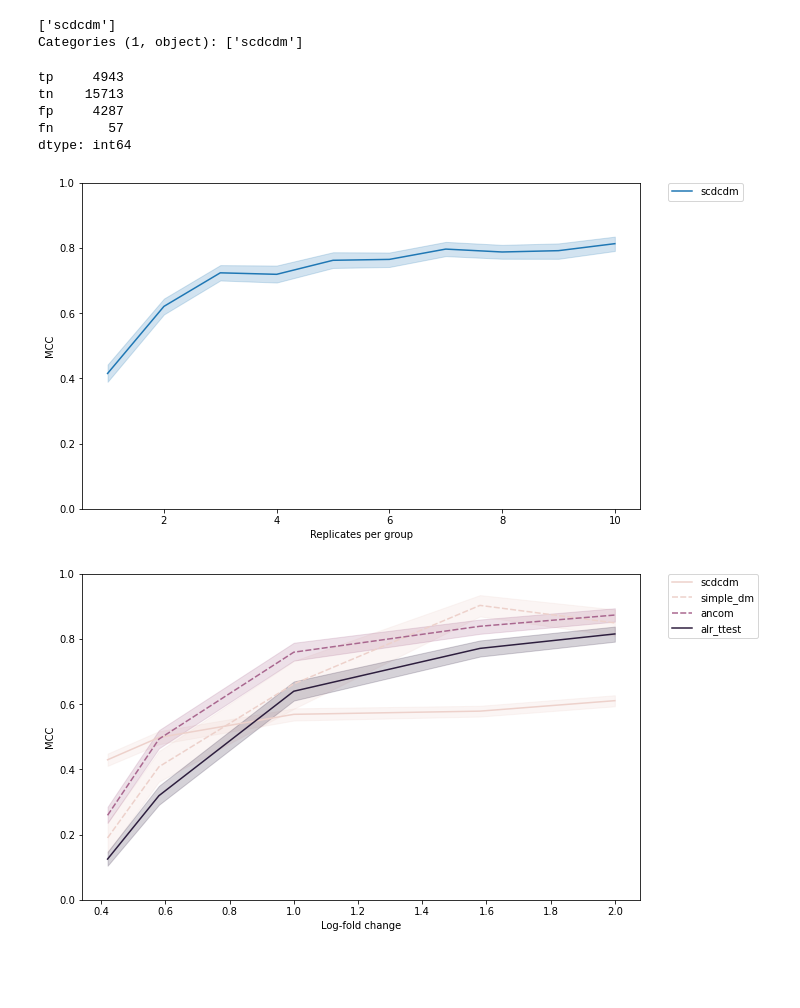
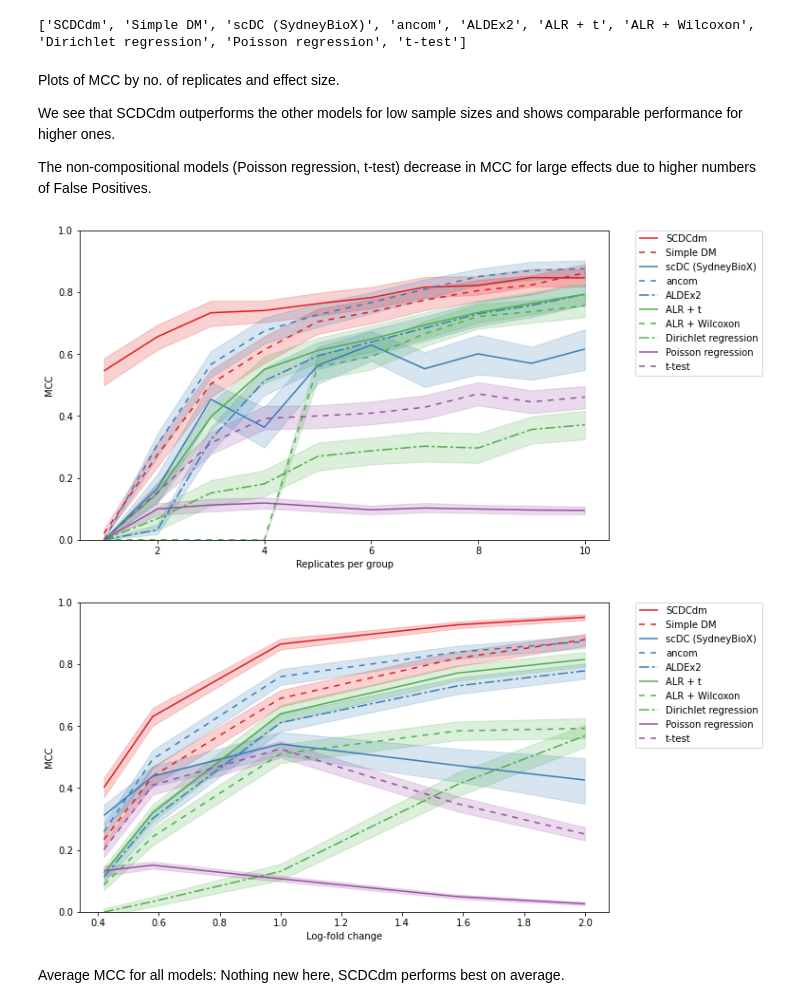
Before and after one commit to theislab/scCODA, a Jupyter notebook: paper_simulation_scripts/model_comparison_analysis.ipynb, the cells around one changed output. Drawn from its saved outputs; the diff is of its cells as text; code cells hidden in the pictures; blank space fills up the shorter version.

Commit message:
Finish threshold and model comparison benchmarks

```diff
--- a/paper_simulation_scripts/model_comparison_analysis.ipynb
+++ b/paper_simulation_scripts/model_comparison_analysis.ipynb
@@ -9,15 +28,27 @@ import os
 # %%
-save_path = "C:\\Users\\Johannes\\Documents\\Uni\\Master's_Thesis\\SCDCdm\\data\\model_comparison\\model_comparison_new_001\\"
+# Read data
+save_path = "C:\\Users\\Johannes\\Documents\\Uni\\Master's_Thesis\\SCDCdm\\data\\model_comparison\\model_comparison_new_005\\"
 
-results = []
+total_results = []
+scdcdm_results = []
+simple_dm_results = []
+scdc_results = []
 
 for f in os.listdir(save_path):
     with open(save_path + f, "rb") as file:
         r = pkl.load(file)
         if f == "ALDEx2_alr_results.pkl":
             r.loc[:, "model"] = "ALDEx2_alr"
-            results.append(r)
-        elif f == "old_results":
-            old_results = r
+            total_results.append(r)
+        elif f.startswith("scdcdm"):
+            scdcdm_results.append(r["results"])
+        elif f.startswith("simple_dm"):
+            simple_dm_results.append(r["results"])
+        elif f.startswith("scdc"):
+            scdc_results.append(r)
         else:
-            results.append(r)
+            total_results.append(r)
+
+scdcdm_results = pd.concat(scdcdm_results, ignore_index=True)
+simple_dm_results = pd.concat(simple_dm_results, ignore_index=True)
+scdc_results = pd.concat(scdc_results, ignore_index=True)
@@ -45,0 +55,5 @@ print(all_res)
+# %%
+# Join all together
+all_res = pd.concat(total_results + [scdcdm_results, simple_dm_results, scdc_results], ignore_index=True)
+
+print(all_res)
@@ -46,5 +80,5 @@ print(all_res)
 # %%
 # Get only relevant models for plots
-models_rel = ["scdcdm", "simple_dm", "scDC (SydneyBioX)", "ancom", "ALDEx2_alr", "alr_ttest", "alr_wilcoxon", "dirichreg", "Haber", "ttest"]
+models_rel = ["scdcdm", "simple_dm", "scdc", "ancom", "ALDEx2_alr", "alr_ttest", "alr_wilcoxon", "dirichreg", "Haber", "ttest"]
 plot_df = all_res.loc[all_res["model"].isin(models_rel)]
 # %%
@@ -57,53 +92,55 @@ colors = dict(zip(models_rel, [0, 0, 1, 1, 1, 2, 2, 2, 3, 3]))
 plot_df.loc[:, "linestyle"] = [linestyles[x] for x in plot_df["model"]]
 plot_df.loc[:, "color"] = [colors[x] for x in plot_df["model"]]
 # %%
+# Nice label names for legend
 leg_labels = ["SCDCdm", "Simple DM", "scDC (SydneyBioX)", "ancom", "ALDEx2",
               "ALR + t", "ALR + Wilcoxon", "Dirichlet regression", "Poisson regression", "t-test"]
-leg_labels = pd.unique(plot_df["model"])
 print(leg_labels)
 # %% [output]
-['scdcdm']
-Categories (1, object): ['scdcdm']
+['SCDCdm', 'Simple DM', 'scDC (SydneyBioX)', 'ancom', 'ALDEx2', 'ALR + t', 'ALR + Wilcoxon', 'Dirichlet regression', 'Poisson regression', 't-test']
-# %%
-print(plot_df.loc[plot_df["model"]=="scdcdm", ["tp", "tn", "fp", "fn"]].sum())
-# %% [output]
-tp     4943
-tn    15713
-fp     4287
-fn       57
-dtype: int64
+# %% [markdown]
+Plots of MCC by no. of replicates and effect size.
+
+We see that SCDCdm outperforms the other models for low sample sizes and shows comparable performance for higher ones.
+
+The non-compositional models (Poisson regression, t-test) decrease in MCC for large effects due to higher numbers of False Positives.
 # %%
+# Plot sample size vs MCC
+
 plot_path = "C:\\Users\\Johannes\\Documents\\Uni\\Master's_Thesis\\SCDCdm\\data\\benchmark_results"
-#palette = sns.color_palette(['#e41a1c','#377eb8','#4daf4a','#984ea3'])
+palette = sns.color_palette(['#e41a1c','#377eb8','#4daf4a','#984ea3'])
 #palette = sns.color_palette(['#e41a1c'])
 
 # Plot for concept fig
 fig, ax = plt.subplots(figsize=(10, 6))
 sns.lineplot(data=plot_df, x="n_controls", y="mcc",
              hue="color",
-             # palette=palette,
+             palette=palette,
              style="linestyle",
-             # dashes=[(1,0), (4, 4), (7, 2, 2, 2)],
+             dashes=[(1,0), (4, 4), (7, 2, 2, 2)],
              ax=ax,
              )
 plt.legend(bbox_to_anchor=(1.05, 1), loc=2, borderaxespad=0.,
            labels=leg_labels
            )
 ax.set(xlabel="Replicates per group", ylabel="MCC", ylim=[0,1])
 
 # plt.savefig(plot_path + "\\model_comparison_replicates_confint_extended.svg", format="svg", bbox_inches="tight")
 # plt.savefig(plot_path + "\\model_comparison_replicates_confint_extended.png", format="png", bbox_inches="tight")
 
 plt.show()
 # %% [output]
-[figure, old version]
+[figure, new version]
 # %%
+# Plot effect size vs MCC
+
 # Plot for concept fig
 fig, ax = plt.subplots(figsize=(10, 6))
 sns.lineplot(data=plot_df, x="log-fold increase", y="mcc",
              hue="color",
+             palette=palette,
              style="linestyle",
-             # dashes=[(1,0), (4, 4), (7, 2, 2, 2)],
+             dashes=[(1,0), (4, 4), (7, 2, 2, 2)],
              ax=ax,
              )
 plt.legend(bbox_to_anchor=(1.05, 1), loc=2, borderaxespad=0., labels=leg_labels)
@@ -114,4 +151,6 @@ ax.set(xlabel="Log-fold change", ylabel="MCC", ylim=[0,1])
 
 plt.show()
 # %% [output]
-[figure, old version]
+[figure, new version]
+# %% [markdown]
+Average MCC for all models: Nothing new here, SCDCdm performs best on average.
```
Also changed, not shown: parts of 7 cells of this notebook, 5 other files.
